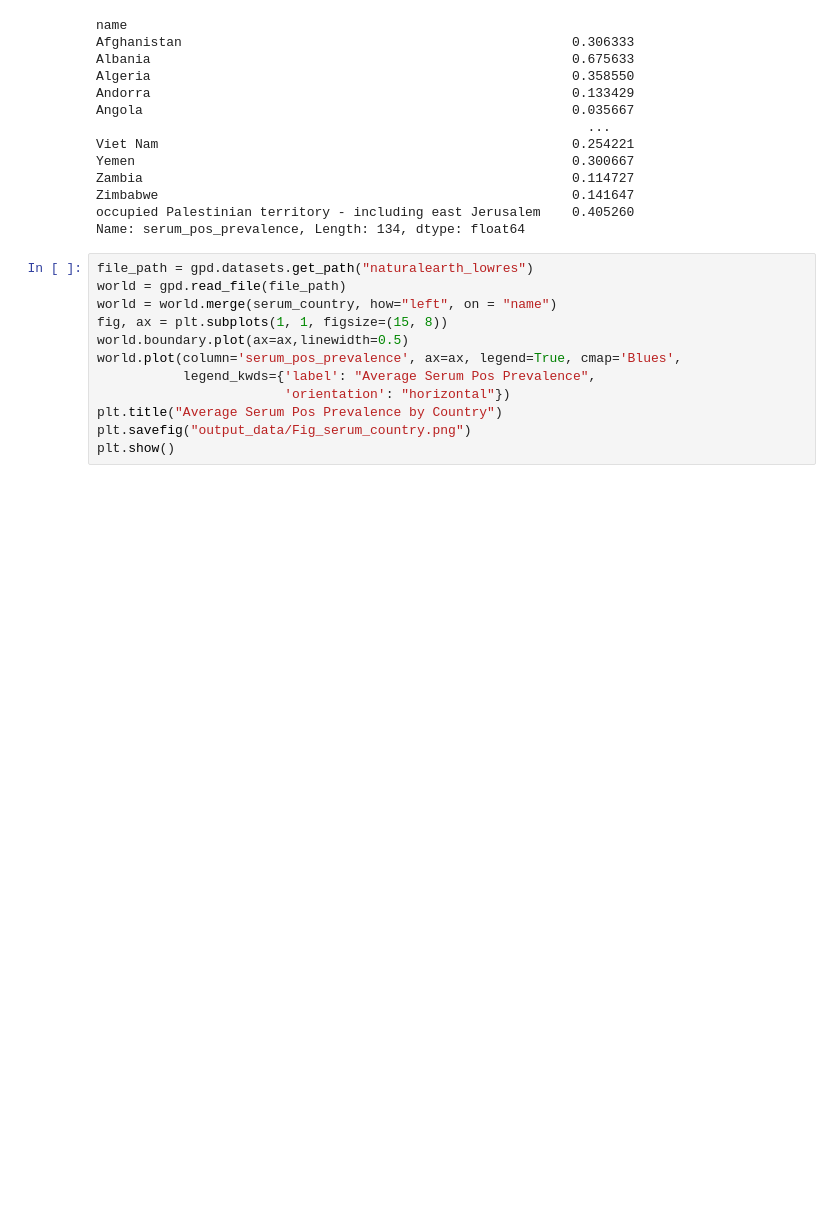
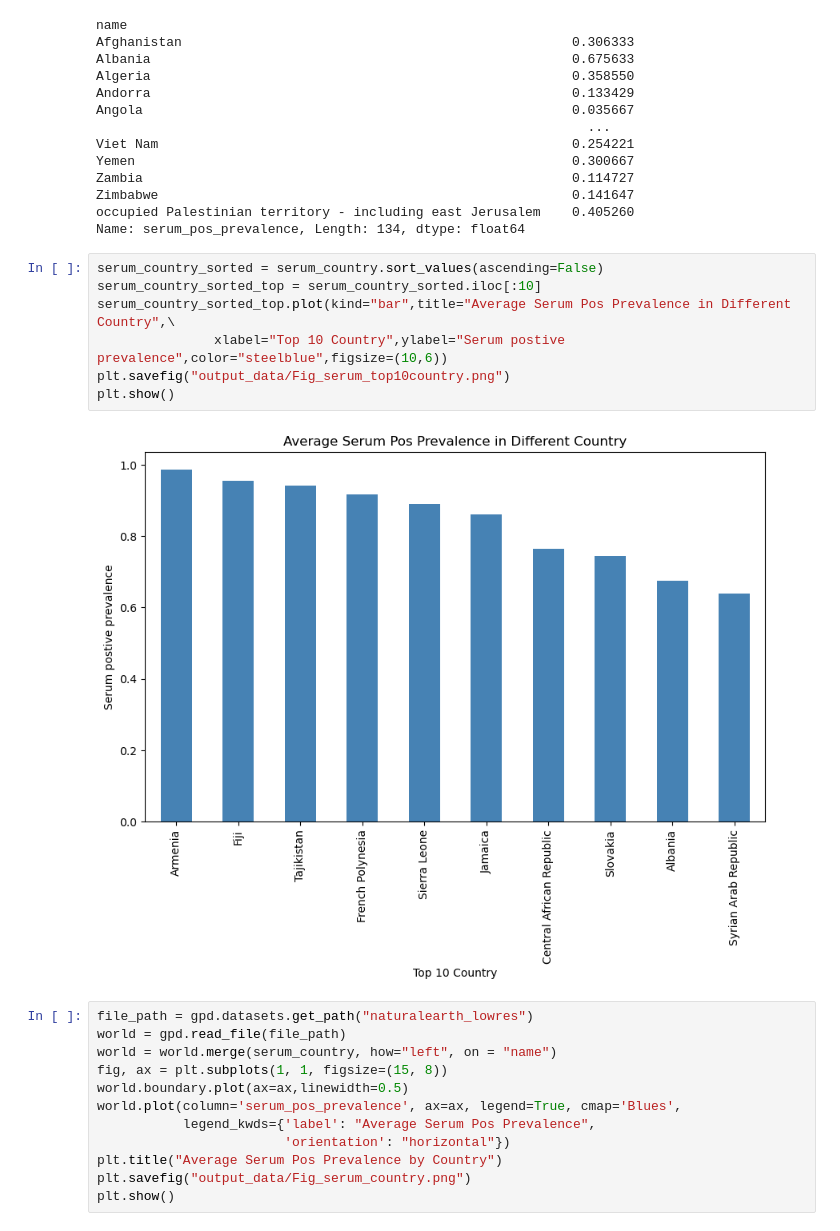
Before and after one commit to Tadakatsu213/Group-2, a Jupyter notebook: Serum_analysis_JESS.ipynb, the cells around one changed output. Saved outputs shown, nothing was run; the diff lists cells and outputs as text; blank space fills up the shorter version.

```diff
--- a/Serum_analysis_JESS.ipynb
+++ b/Serum_analysis_JESS.ipynb
@@ -161,6 +161,15 @@ Zambia                                                       0.114727
 Zimbabwe                                                     0.141647
 occupied Palestinian territory - including east Jerusalem    0.405260
 Name: serum_pos_prevalence, Length: 134, dtype: float64
+# %%
+serum_country_sorted = serum_country.sort_values(ascending=False)
+serum_country_sorted_top = serum_country_sorted.iloc[:10]
+serum_country_sorted_top.plot(kind="bar",title="Average Serum Pos Prevalence in Different Country",\
+               xlabel="Top 10 Country",ylabel="Serum postive prevalence",color="steelblue",figsize=(10,6))
+plt.savefig("output_data/Fig_serum_top10country.png")
+plt.show()
+# %% [output]
+[figure, added]
 # %%
 file_path = gpd.datasets.get_path("naturalearth_lowres")
 world = gpd.read_file(file_path)
```
Also changed, not shown: 1 other file.
